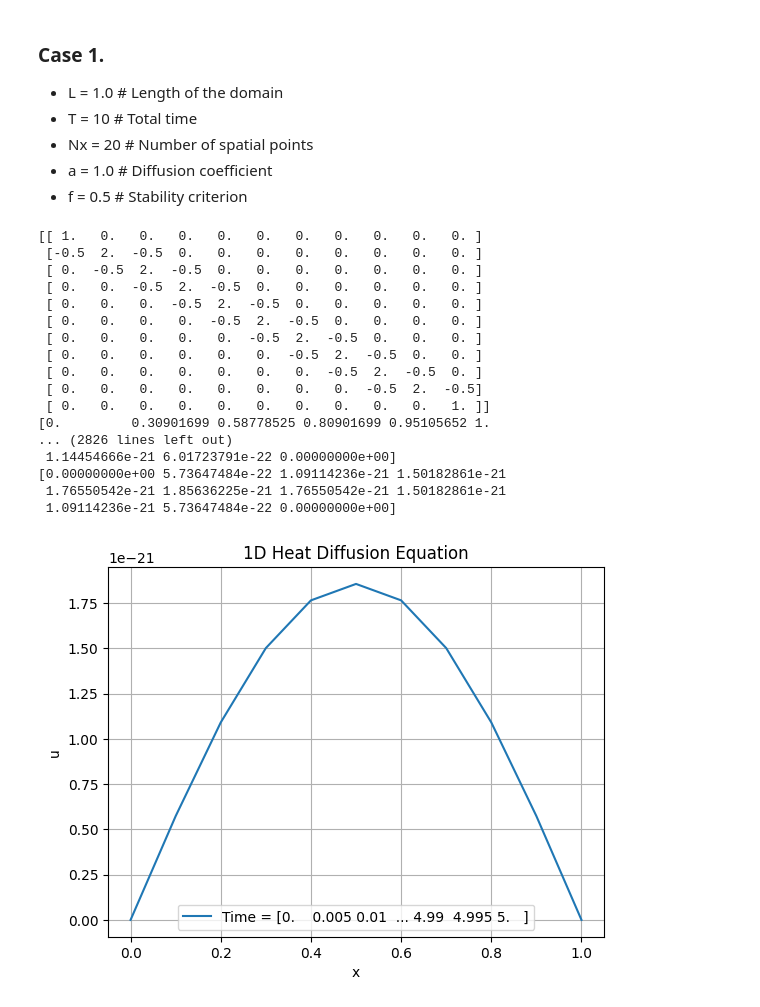
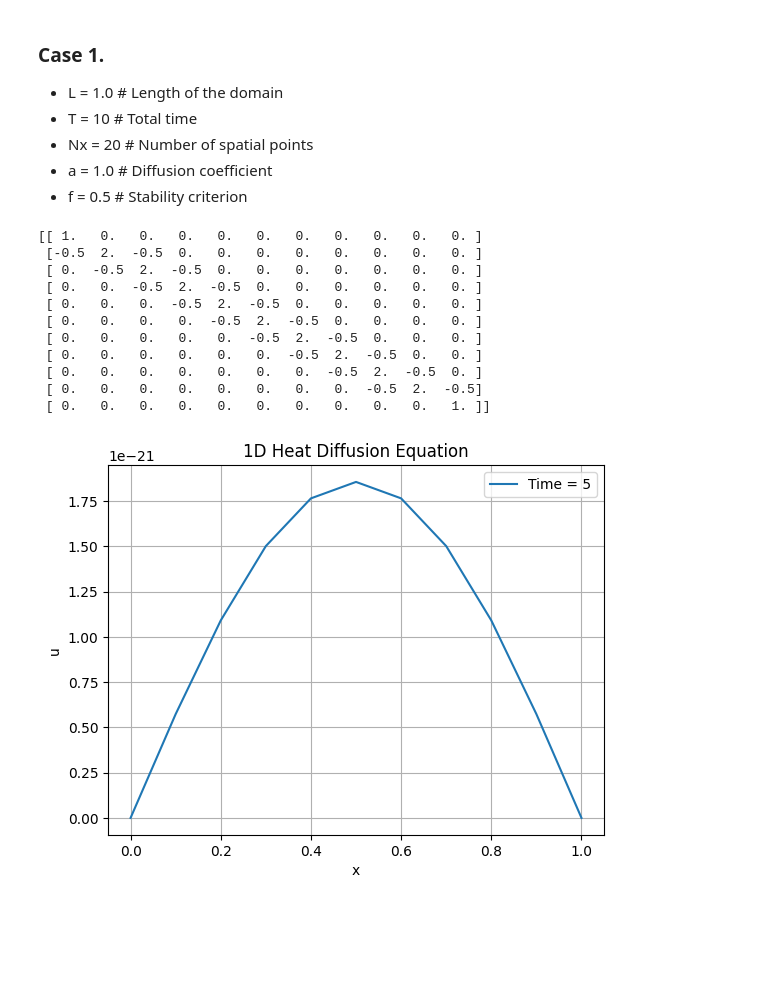
Before and after one commit to omar11205/computationalFluidDynamics, a Jupyter notebook: 1DDifussion.ipynb, the cells around one changed output. Drawn from its saved outputs; the diff is of its cells as text; code cells hidden in the pictures; blank space fills up the shorter version.

```diff
--- a/1DDifussion.ipynb
+++ b/1DDifussion.ipynb
@@ -406,7 +408,7 @@ Nx = 10     # Number of spatial points
 a = 1.0     # Diffusion coefficient
 f = 0.5     # Stability criterion
 
-u, x, t, enlapsed_time = backward_one_d_heat_diffusion(initial_condition_b, a, L, Nx, f, T)
+u, x, tim, enlapsed_time = backward_one_d_heat_diffusion(initial_condition_b, a, L, Nx, f, T)
 # %% [output]
 [[ 1.   0.   0.   0.   0.   0.   0.   0.   0.   0.   0. ]
  [-0.5  2.  -0.5  0.   0.   0.   0.   0.   0.   0.   0. ]
@@ -419,19 +421,13 @@ u, x, t, enlapsed_time = backward_one_d_heat_diffusion(initial_condition_b, a, L
  [ 0.   0.   0.   0.   0.   0.   0.  -0.5  2.  -0.5  0. ]
  [ 0.   0.   0.   0.   0.   0.   0.   0.  -0.5  2.  -0.5]
  [ 0.   0.   0.   0.   0.   0.   0.   0.   0.   0.   1. ]]
-[0.         0.30901699 0.58778525 0.80901699 0.95105652 1.
-... (2826 lines left out)
- 1.14454666e-21 6.01723791e-22 0.00000000e+00]
-[0.00000000e+00 5.73647484e-22 1.09114236e-21 1.50182861e-21
- 1.76550542e-21 1.85636225e-21 1.76550542e-21 1.50182861e-21
- 1.09114236e-21 5.73647484e-22 0.00000000e+00]
 # %%
-plt.plot(x, u, label=f'Time = {t}')
+plt.plot(x, u, label=f'Time = {T}')
 plt.xlabel('x')
 plt.ylabel('u')
 plt.title('1D Heat Diffusion Equation')
 plt.legend()
 plt.grid()
 plt.show()
 # %% [output]
-[figure, old version]
+[figure, new version]
```
Also changed, not shown: parts of 2 cells of this notebook, 1 other file.
